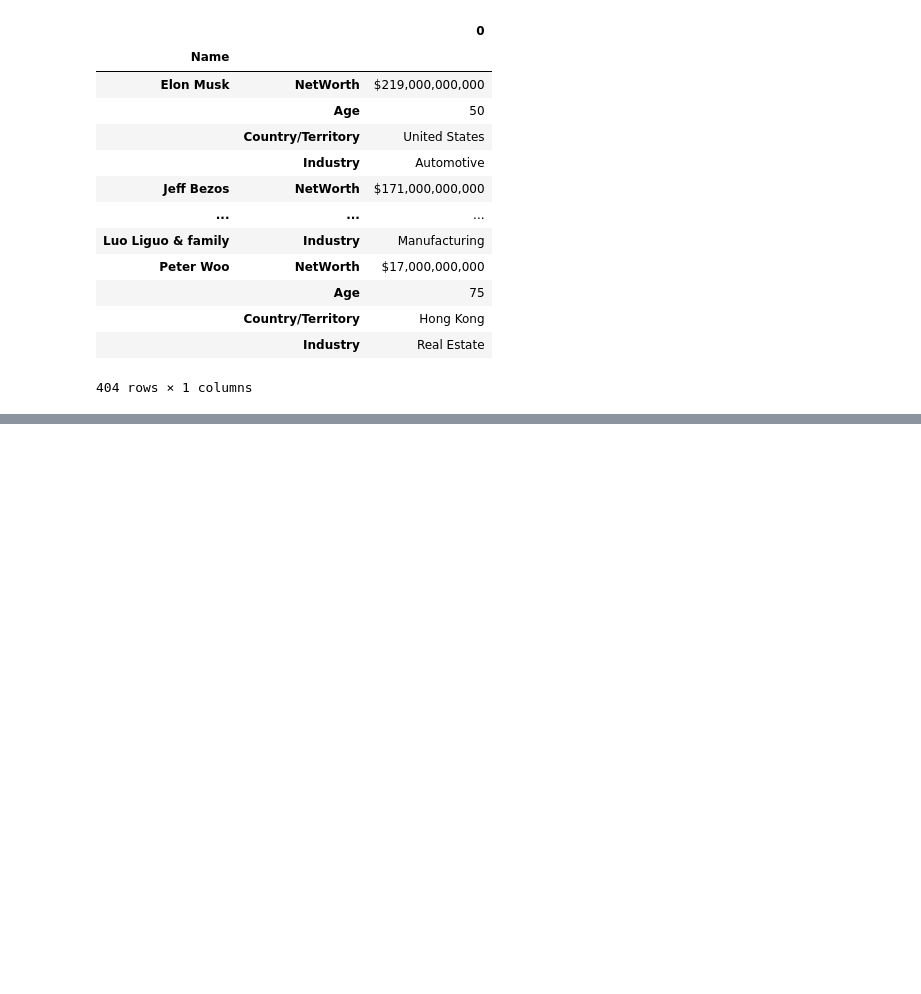
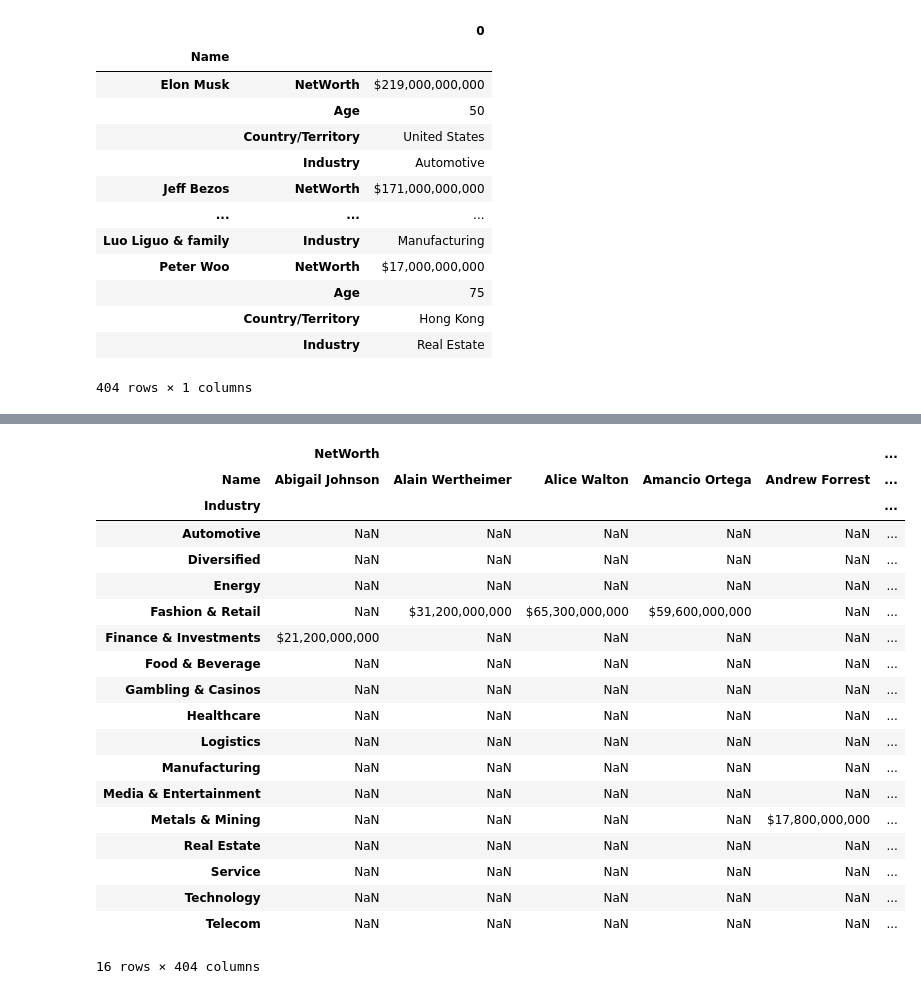
Before and after one commit to RastislavRadocha/JupyterNotebook, a Jupyter notebook: DataFrames/Reshaping Datasets/stack(), unstack().ipynb, the cells around one changed output, grey strips where cells are left out. Drawn from its saved outputs; the diff is of its cells as text; code cells hidden in the pictures; blank space fills up the shorter version.

Commit message:
Added .stack(); .unstack(), .melt() method to Reshaping Datasets

```diff
--- a/DataFrames/Reshaping Datasets/stack(), unstack().ipynb
+++ b/DataFrames/Reshaping Datasets/stack(), unstack().ipynb
@@ -56,0 +128,3 @@ pd.DataFrame(richest)
+# %%
+richest = pd.read_csv('TopRichestInWorld.csv', index_col=['Industry', 'Name'])
+richest
@@ -56,0 +146,23 @@ pd.DataFrame(richest)
+# %%
+richest.unstack(level=1)
+# %% [output]
+|  | NetWorth |  |  |  |  | ... |
+| Name | Abigail Johnson | Alain Wertheimer | Alice Walton | Amancio Ortega | Andrew Forrest | ... |
+| Industry |  |  |  |  |  | ... |
+| Automotive | NaN | NaN | NaN | NaN | NaN | ... |
+| Diversified | NaN | NaN | NaN | NaN | NaN | ... |
+| Energy | NaN | NaN | NaN | NaN | NaN | ... |
+| Fashion & Retail | NaN | $31,200,000,000 | $65,300,000,000 | $59,600,000,000 | NaN | ... |
+| Finance & Investments | $21,200,000,000 | NaN | NaN | NaN | NaN | ... |
+| Food & Beverage | NaN | NaN | NaN | NaN | NaN | ... |
+| Gambling & Casinos | NaN | NaN | NaN | NaN | NaN | ... |
+| Healthcare | NaN | NaN | NaN | NaN | NaN | ... |
+| Logistics | NaN | NaN | NaN | NaN | NaN | ... |
+| Manufacturing | NaN | NaN | NaN | NaN | NaN | ... |
+| Media & Entertainment | NaN | NaN | NaN | NaN | NaN | ... |
+| Metals & Mining | NaN | NaN | NaN | NaN | $17,800,000,000 | ... |
+| Real Estate | NaN | NaN | NaN | NaN | NaN | ... |
+| Service | NaN | NaN | NaN | NaN | NaN | ... |
+| Technology | NaN | NaN | NaN | NaN | NaN | ... |
+| Telecom | NaN | NaN | NaN | NaN | NaN | ... |
+16 rows × 404 columns
```
Also changed, not shown: parts of 7 cells of this notebook, 8 other files.
